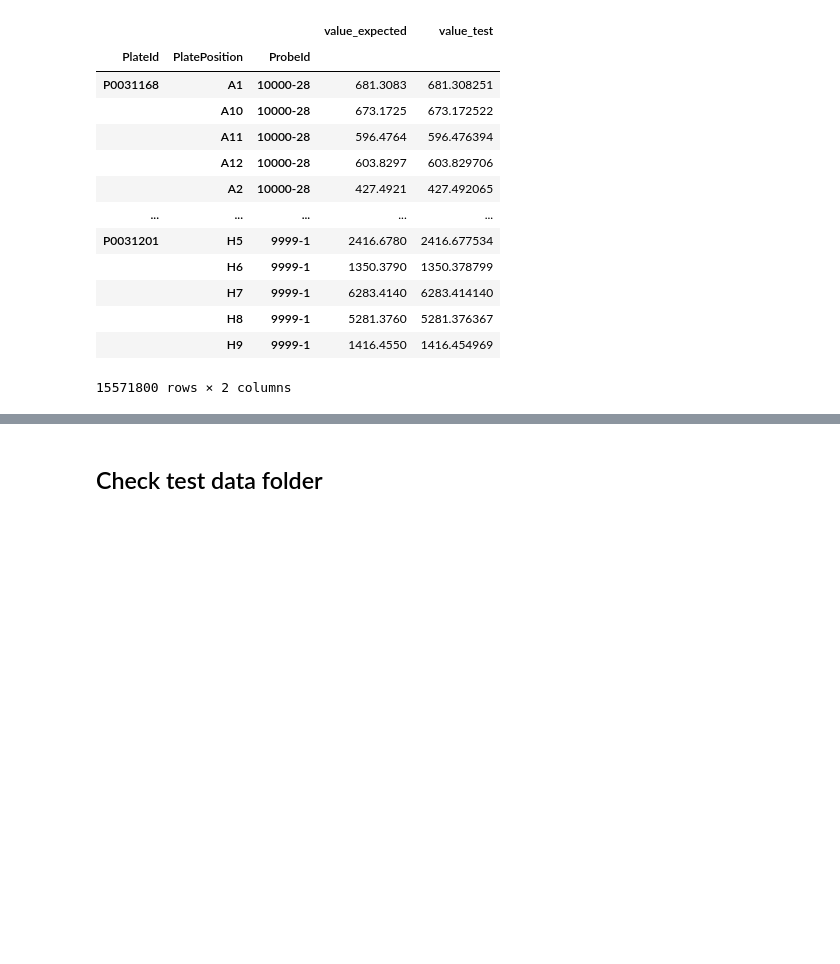
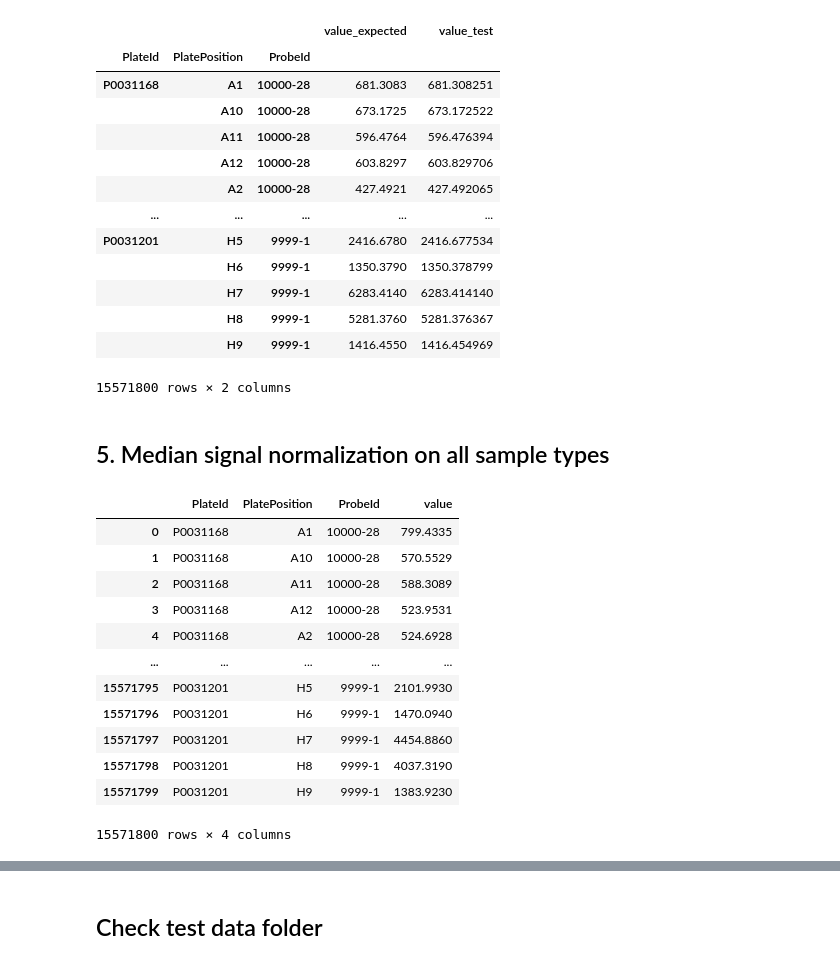
Before and after one commit to AnthonyOfSeattle/domino-somascan-pipeline, a Jupyter notebook: notebooks/2026_08_31_build_test_datasets.ipynb, the cells around one changed output, grey strips where cells are left out. Saved outputs shown, nothing was run; the diff lists cells and outputs as text; code cells hidden in the pictures; blank space fills up the shorter version.

```diff
--- a/notebooks/2026_08_31_build_test_datasets.ipynb
+++ b/notebooks/2026_08_31_build_test_datasets.ipynb
@@ -371,3 +371,5 @@ measurements_joined["value_diff_ppm"] = 1e6 * (
 ) / measurements_joined.value_expected
 
 assert measurements_joined.value_diff_ppm.max() < 1
+# %% [markdown]
+## 5. Median signal normalization on all sample types
@@ -373,0 +400,16 @@ assert measurements_joined.value_diff_ppm.max() < 1
+# %%
+measurements_expected
+# %% [output]
+|  | PlateId | PlatePosition | ProbeId | value |
+| 0 | P0031168 | A1 | 10000-28 | 799.4335 |
+| 1 | P0031168 | A10 | 10000-28 | 570.5529 |
+| 2 | P0031168 | A11 | 10000-28 | 588.3089 |
+| 3 | P0031168 | A12 | 10000-28 | 523.9531 |
+| 4 | P0031168 | A2 | 10000-28 | 524.6928 |
+| ... | ... | ... | ... | ... |
+| 15571795 | P0031201 | H5 | 9999-1 | 2101.9930 |
+| 15571796 | P0031201 | H6 | 9999-1 | 1470.0940 |
+| 15571797 | P0031201 | H7 | 9999-1 | 4454.8860 |
+| 15571798 | P0031201 | H8 | 9999-1 | 4037.3190 |
+| 15571799 | P0031201 | H9 | 9999-1 | 1383.9230 |
+15571800 rows × 4 columns
```
Also changed, not shown: parts of 6 cells of this notebook, 1 other file.
